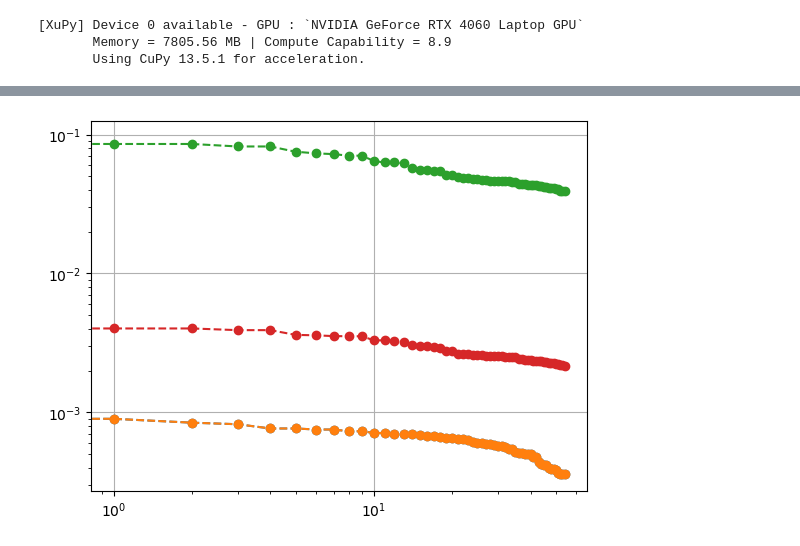
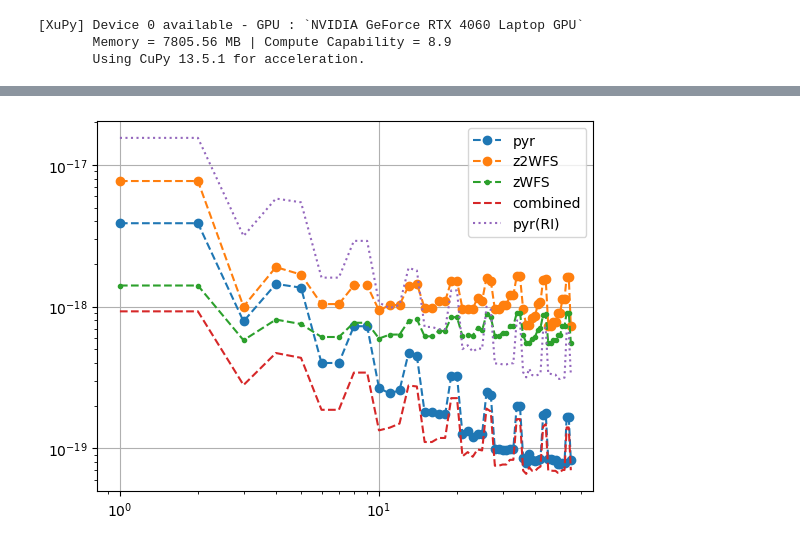
Before and after one commit to ArcetriAdaptiveOptics/ekarus, a Jupyter notebook: ekarus/notebooks/sensorFusion.ipynb, the cells around one changed output, grey strips where cells are left out. Cells and saved outputs as stored; diff of their text form; code cells hidden in the pictures.

```diff
--- a/ekarus/notebooks/sensorFusion.ipynb
+++ b/ekarus/notebooks/sensorFusion.ipynb
@@ -545,19 +429,27 @@ Rec_norm = xp.linalg.pinv(IM_norm)
 # %%
-cD = xp.linalg.svd(cRec,compute_uv=False)
-rD = xp.linalg.svd(rRec,compute_uv=False)
-bD = xp.linalg.svd(bRec,compute_uv=False)
-D = xp.linalg.svd(Rec_norm,compute_uv=False)
-
-plt.figure()
-plt.plot(xp.asnumpy(cD),'--o')#xp.diag(cIM.T @ cIM)),'--o')
-plt.plot(xp.asnumpy(rD),'--o')#xp.diag(rIM.T @ rIM)),'--o')
-plt.plot(xp.asnumpy(bD),'--o')#xp.diag(bIM.T @ bIM)),'--o')
-plt.plot(xp.asnumpy(D),'--o')#xp.diag(bIM.T @ bIM)),'--o')
-plt.xscale('log')
-plt.yscale('log')
-plt.grid()
+cD = xp.diag(cRec @ cRec.T) #xp.linalg.svd(cRec,compute_uv=False)
+rD = xp.diag(rRec @ rRec.T) #xp.linalg.svd(rRec,compute_uv=False)
+rDri = xp.diag(rRec_ri @ rRec_ri.T) #xp.linalg.svd(rRec,compute_uv=False)
+bD = xp.diag(bRec @ bRec.T) #xp.linalg.svd(bRec,compute_uv=False)
+brD = xp.diag(brRec @ brRec.T) #xp.linalg.svd(bRec,compute_uv=False)
+b2D = xp.diag(b2Rec @ b2Rec.T) #xp.linalg.svd(bRec,compute_uv=False)
+# D = xp.diag(Rec_norm @ Rec_norm.T) #xp.linalg.svd(Rec_norm,compute_uv=False)
-# %% [output]
-[figure, removed]
+# %%
+x = xp.asnumpy(xp.arange(len(cD))+1)
+
+plt.figure()
+plt.plot(x,xp.asnumpy(rD),'--o',label='pyr')#xp.diag(rIM.T @ rIM)),'--o')
+plt.plot(x,xp.asnumpy(b2D),'--o',label='z2WFS')#xp.diag(bIM.T @ bIM)),'--o')
+plt.plot(x,xp.asnumpy(bD),'--.',label='zWFS')#xp.diag(bIM.T @ bIM)),'--o')
+plt.plot(x,xp.asnumpy(cD),'--',label='combined')#xp.diag(cIM.T @ cIM)),'--o')
+plt.plot(x,xp.asnumpy(rDri),':',label='pyr(RI)')#xp.diag(rIM.T @ rIM)),'--o')
+# plt.plot(x,xp.asnumpy(brD),':',label='pyr')#xp.diag(rIM.T @ rIM)),'--o')
+plt.legend()
+plt.xscale('log')
+plt.yscale('log')
+plt.grid()
+# %% [output]
+[figure, added]
 # %%
 # Linearity check
 Nmodes = 5
```
Also changed, not shown: parts of 22 cells of this notebook, 5 other files.
